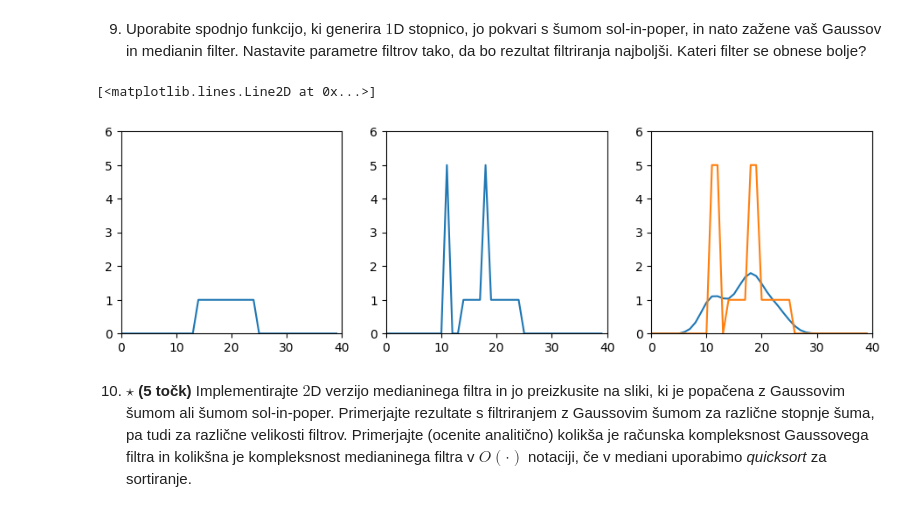
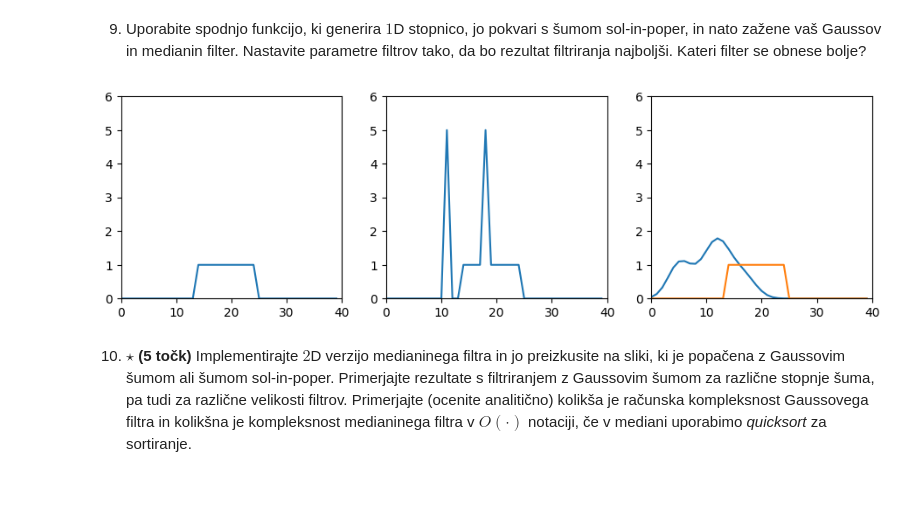
Before and after one commit to Krevs321/Robotika, a Jupyter notebook: vaja2.ipynb, the cells around one changed output. Saved outputs shown, nothing was run; the diff lists cells and outputs as text; code cells hidden in the pictures.

```diff
--- a/vaja2.ipynb
+++ b/vaja2.ipynb
@@ -251,7 +277,12 @@ def simple_median(f, w):
     N = int(np.ceil((w - 1) / 2))
     f_filtered = np.zeros(len(f))
     # TO-DO
-    f_filtered = median_filter(f, size=N, cval=0, mode='constant')
+    r = range(N, len(f)-N)
+
+    for i in r:
+        #Dobimo krajši array v katerem najdemo mediano
+        ar = np.array(f[i-N:i-N+w])
+        f_filtered[i] = np.median(ar)
 
     return f_filtered
 # %% [markdown]
@@ -259,30 +290,30 @@ def simple_median(f, w):
 # %%
 # signal
 x = np.concatenate((np.zeros(14), np.ones(11), np.zeros(15)))
 # pokvarjeni signal
 xc = np.copy(x)
 xc[11] = 5
 xc[18] = 5
 
 plt.figure(figsize=(15,3))
 plt.subplot(141)
 plt.xlim([0, 40])
 plt.ylim([0, 6])
 plt.plot(x)
 plt.subplot(142)
 plt.xlim([0, 40])
 plt.ylim([0, 6])
 plt.plot(xc)
 plt.subplot(143)
 plt.xlim([0, 40])
 plt.ylim([0, 6])
 # TO-DO: plot simple gauss
-plt.plot(gauss_filter(xc, 2))
+plt.plot(simple_convolution(xc, simple_gauss(2)))
 # TO-DO: plot simple median
-plt.plot(simple_median(xc, 4))
+plt.plot(simple_median(xc, 3))
+plt.show()
 # %% [output]
-[<matplotlib.lines.Line2D at 0x...>]
-[figure, old version]
+[figure, new version]
 # %% [markdown]
 10. <b>$\star$ (5 točk)</b> Implementirajte $2$D verzijo medianinega filtra in jo preizkusite na sliki, ki je popačena z Gaussovim šumom ali šumom sol-in-poper. Primerjajte rezultate s filtriranjem z Gaussovim šumom za različne stopnje šuma, pa tudi za različne velikosti filtrov. Primerjajte (ocenite analitično) kolikša je računska kompleksnost Gaussovega filtra in kolikšna je kompleksnost medianinega filtra v $O(\cdot)$ notaciji, če v mediani uporabimo <i>quicksort</i> za sortiranje.
 
```
Also changed, not shown: parts of 14 cells of this notebook.
